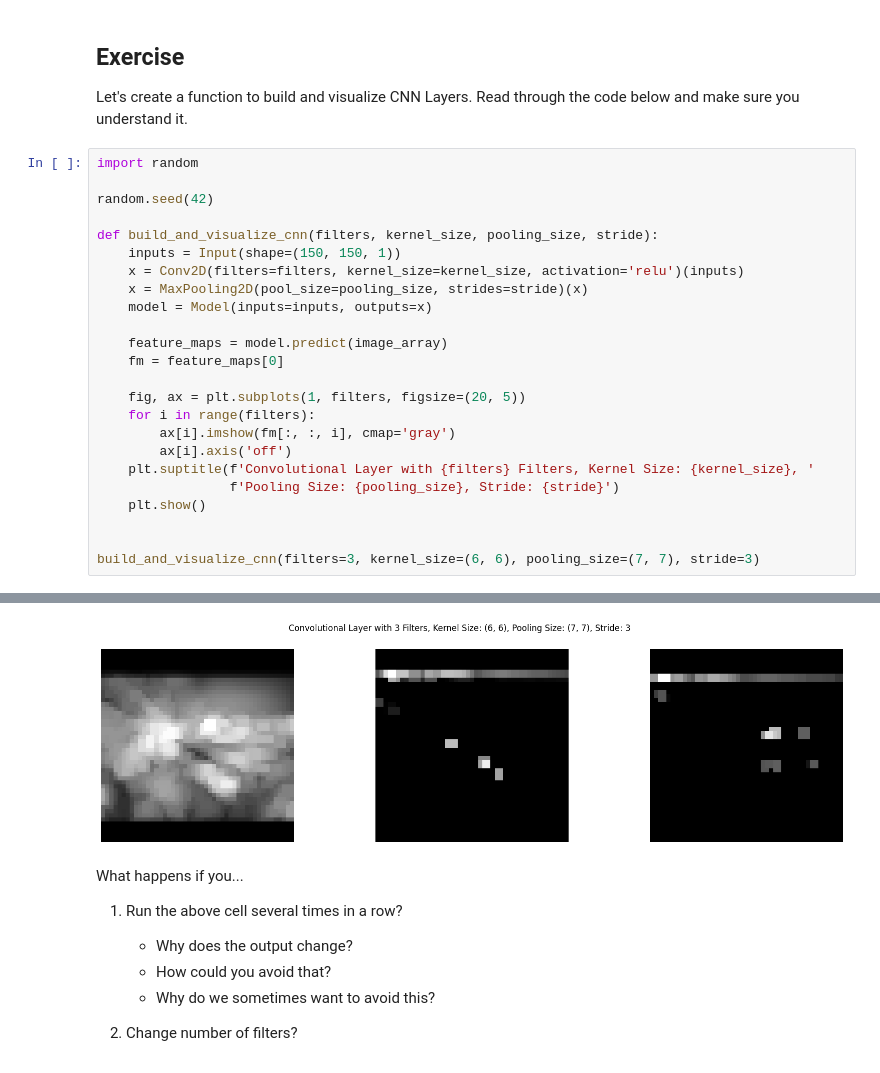
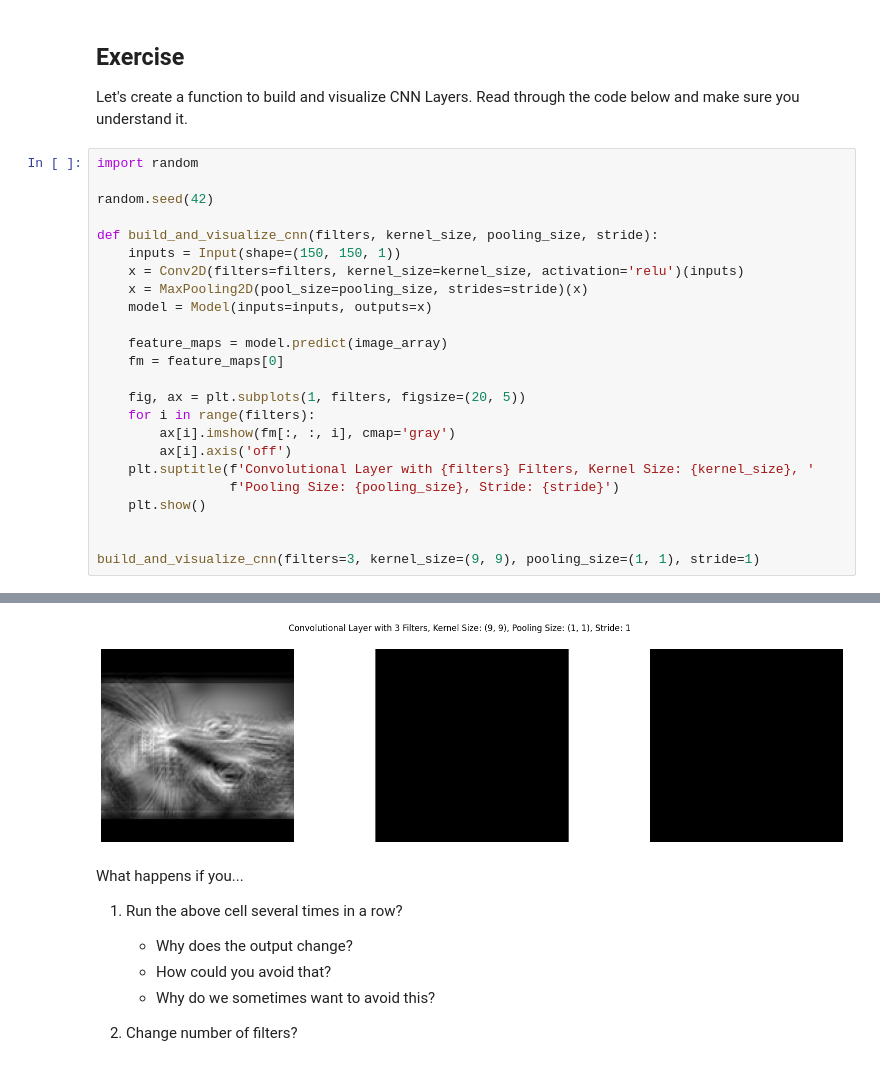
Before and after one commit to Danneftw1/Deep-Learning, a Jupyter notebook: notebooks/vecka 3/Exploring_Layer_Effects.ipynb, the cells around one changed output, grey strips where cells are left out. Saved outputs shown, nothing was run; the diff lists cells and outputs as text.

```diff
--- a/notebooks/vecka 3/Exploring_Layer_Effects.ipynb
+++ b/notebooks/vecka 3/Exploring_Layer_Effects.ipynb
@@ -43,5 +45,5 @@ def build_and_visualize_cnn(filters, kernel_size, pooling_size, stride):
     plt.show()
 
 
-build_and_visualize_cnn(filters=3, kernel_size=(6, 6), pooling_size=(7, 7), stride=3)
+build_and_visualize_cnn(filters=3, kernel_size=(9, 9), pooling_size=(1, 1), stride=1)
 # %% [output]
@@ -49,4 +51,4 @@ build_and_visualize_cnn(filters=3, kernel_size=(6, 6), pooling_size=(7, 7), stri
-[figure, old version]
+[figure, new version]
 # %% [markdown]
 What happens if you...
 
```
Also changed, not shown: parts of 2 cells of this notebook.
